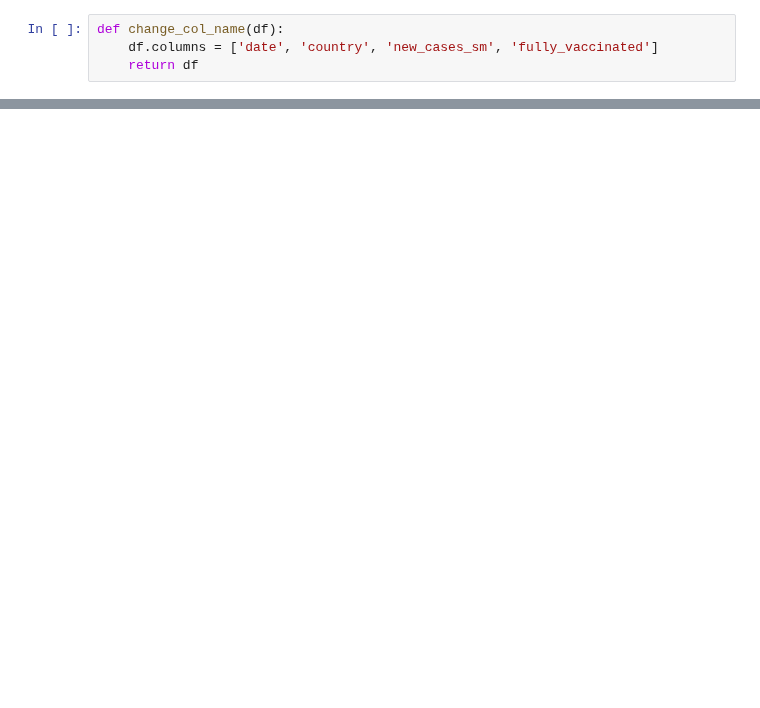
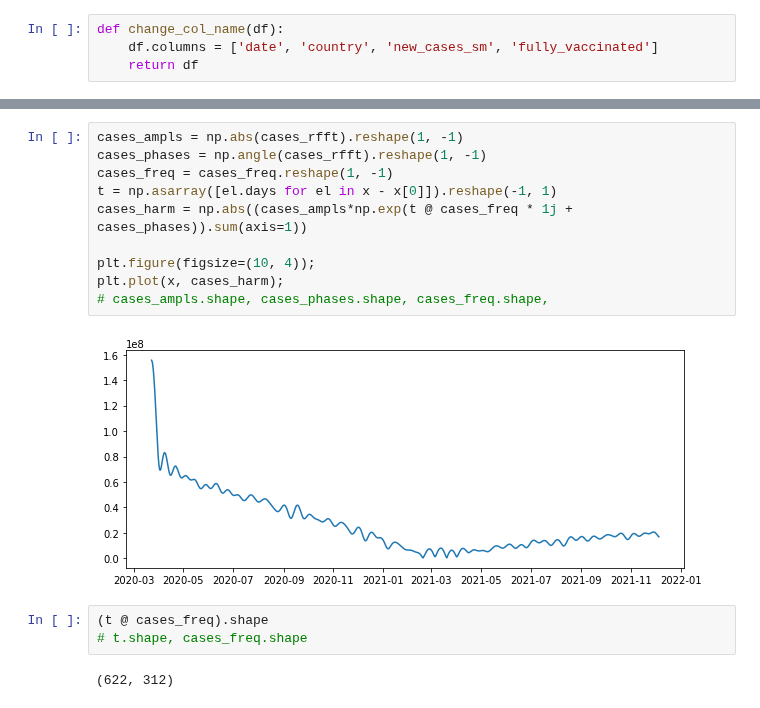
Before and after one commit to akitim/comptech-winter-school-2022_covid19-prediction, a Jupyter notebook: model.ipynb, the cells around one changed output, grey strips where cells are left out. Cells and saved outputs as stored; diff of their text form; blank space fills up the shorter version.

```diff
--- a/model.ipynb
+++ b/model.ipynb
@@ -97,0 +149,17 @@ ax2.legend(loc='best', labels=['fully_vaccinated']);
+# %%
+cases_ampls = np.abs(cases_rfft).reshape(1, -1)
+cases_phases = np.angle(cases_rfft).reshape(1, -1)
+cases_freq = cases_freq.reshape(1, -1)
+t = np.asarray([el.days for el in x - x[0]]).reshape(-1, 1)
+cases_harm = np.abs((cases_ampls*np.exp(t @ cases_freq * 1j + cases_phases)).sum(axis=1))
+
+plt.figure(figsize=(10, 4));
+plt.plot(x, cases_harm);
+# cases_ampls.shape, cases_phases.shape, cases_freq.shape,
+# %% [output]
+[figure, added]
+# %%
+(t @ cases_freq).shape
+# t.shape, cases_freq.shape
+# %% [output]
+(622, 312)
```
Also changed, not shown: parts of 9 cells of this notebook.
